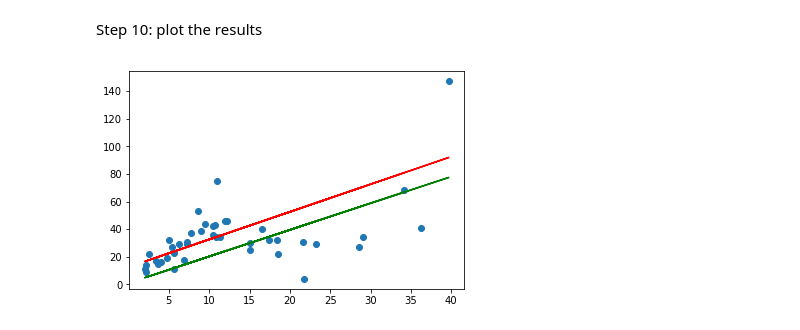
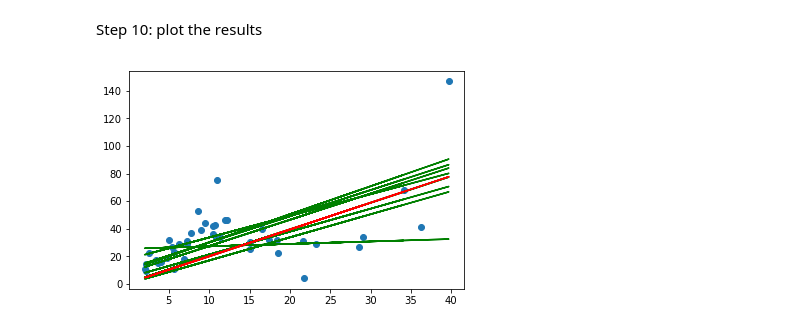
Before and after one commit to olga24912/term7-DL, a Jupyter notebook: hw1/classwork.ipynb, the cells around one changed output. Drawn from its saved outputs; the diff is of its cells as text; code cells hidden in the pictures.

```diff
--- a/hw1/classwork.ipynb
+++ b/hw1/classwork.ipynb
@@ -51,2 +57,6 @@ sess = tf.Session() # prefer with tf.Session() as sess: in your code
+# %%
+optimizers = []
+for i in range(len(losss)):
+    optimizers.append(tf.train.GradientDescentOptimizer(learning_rate=0.01).minimize(losss[i]))
 # %% [markdown]
 Step 7: initialize the necessary variables, in this case, w and b
@@ -56,13 +63,25 @@ writer = tf.summary.FileWriter('./graphs/linear_reg', sess.graph)
+# %%
+wh = []
+bh = []
 # %% [markdown]
 Step 8: train the model
 # %%
-for i in range(50): # train the model 50 epochs
-    total_loss = 0
-    for x, y in data:
-        # Session runs train_op and fetch values of loss
-        _, l = sess.run([optimizer, loss], feed_dict={X:x, Y:y})
-        total_loss += l
-    print('Epoch {0}: {1}'.format(i, total_loss/float(n_samples)))
+for j in range(len(losss)):
+    with tf.Session() as sess:
+        sess.run(tf.global_variables_initializer())
+        writer = tf.summary.FileWriter('./graphs/linear_reg', sess.graph)
+
+        for i in range(50): # train the model 50 epochs
+            total_loss = 0
+            for x, y in data:
+                # Session runs train_op and fetch values of loss
+                _, l = sess.run([optimizers[j], losss[j]], feed_dict={X:x, Y:y})
+                total_loss += l
+            print('Epoch {0}: {1}'.format(i, total_loss/float(n_samples)))
+
+        cur_wh, cur_bh = sess.run([w, b])
+        wh.append(cur_wh)
+        bh.append(cur_bh)
 
 # close the writer when you're done using it
 writer.close()
@@ -91,12 +110,12 @@ w, b = sess.run([w, b])
-# %%
-wh, bh = sess.run([w, b])
 # %% [markdown]
 Step 10: plot the results
-# %%
-X, Y = data[:, 0], data[:, 1]
-plt.scatter(X, Y, label="Real data")
-plt.plot(X, w * X + b, label="Predicted Sq data", color='r')
-plt.plot(X, wh * X + bh, label="Predicted Huber data", color='g')
-plt.show()
-# %% [output]
-[figure, removed]
+# %%
+Xd, Yd = data[:, 0], data[:, 1]
+plt.scatter(Xd, Yd, label="Real data")
+#print(wh[0], bh[0])
+for i in range(1, len(losss)):
+    plt.plot(Xd, wh[i] * Xd + bh[i], label="Predicted Huber data", color='g')
+plt.plot(Xd, wh[0] * Xd + bh[0], label="Predicted Sq data", color='r')
+plt.show()
+# %% [output]
+[figure, added]
```
Also changed, not shown: parts of 7 cells of this notebook, 1 other file.
